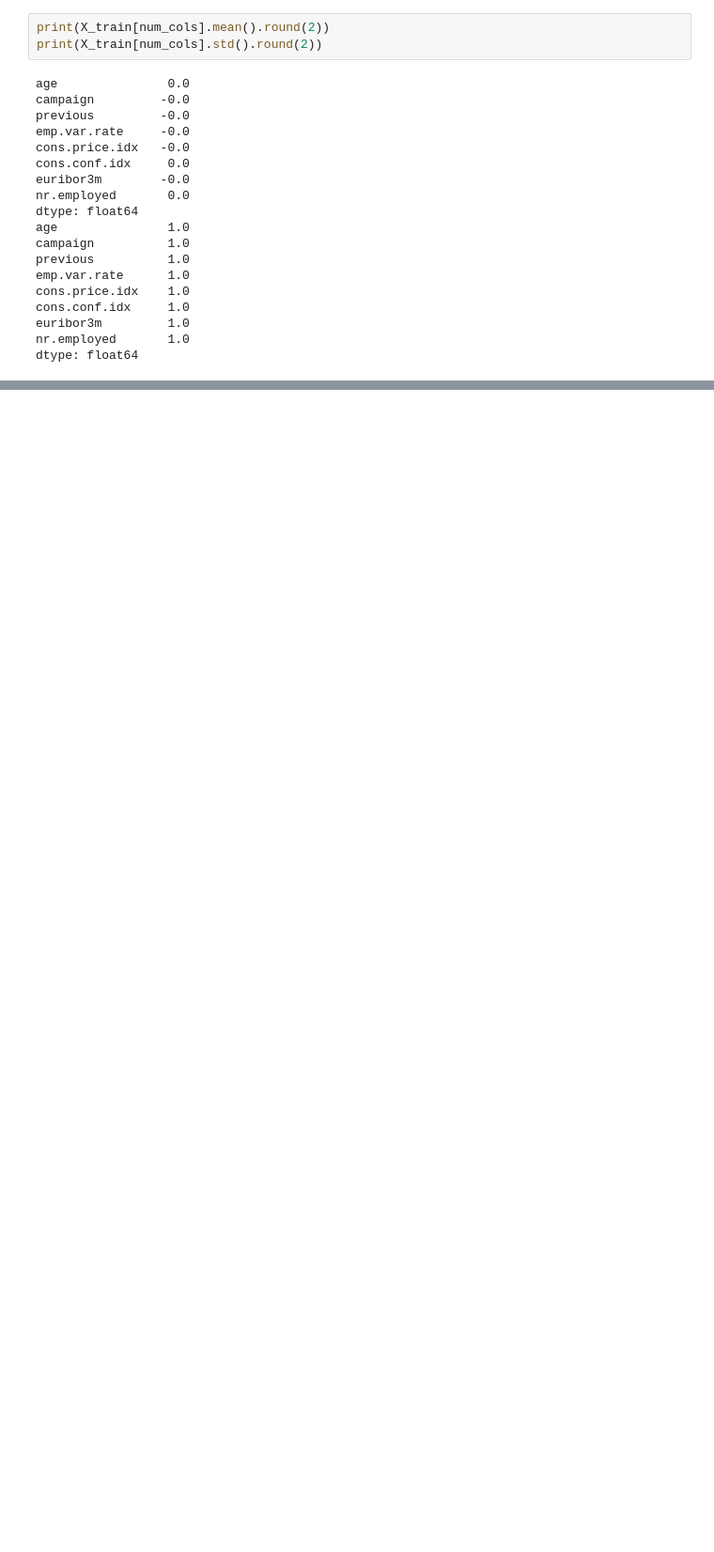
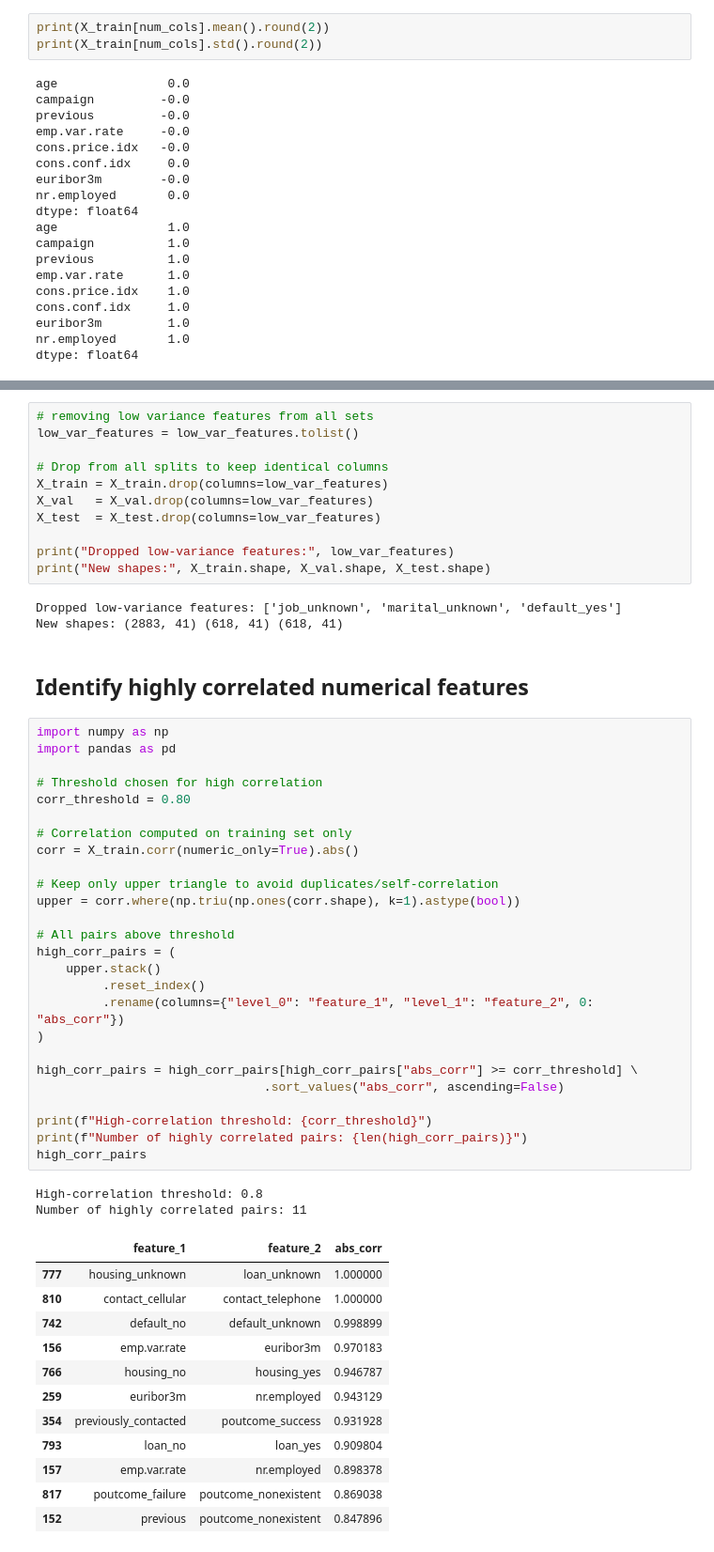
Before and after one commit to lamamoucattashieu/ML-fundamentals-2026, a Jupyter notebook: assignment1_lama_moucattash.ipynb, the cells around one changed output, grey strips where cells are left out. Shown at 94% size. Drawn from its saved outputs; the diff is of its cells as text; blank space fills up the shorter version.

```diff
--- a/assignment1_lama_moucattash.ipynb
+++ b/assignment1_lama_moucattash.ipynb
@@ -553,0 +593,57 @@ dtype: float64
+# %%
+# removing low variance features from all sets
+low_var_features = low_var_features.tolist()
+
+# Drop from all splits to keep identical columns
+X_train = X_train.drop(columns=low_var_features)
+X_val   = X_val.drop(columns=low_var_features)
+X_test  = X_test.drop(columns=low_var_features)
+
+print("Dropped low-variance features:", low_var_features)
+print("New shapes:", X_train.shape, X_val.shape, X_test.shape)
+# %% [output]
+Dropped low-variance features: ['job_unknown', 'marital_unknown', 'default_yes']
+New shapes: (2883, 41) (618, 41) (618, 41)
+# %% [markdown]
+## Identify highly correlated numerical features
+# %%
+import numpy as np
+import pandas as pd
+
+# Threshold chosen for high correlation
+corr_threshold = 0.80
+
+# Correlation computed on training set only
+corr = X_train.corr(numeric_only=True).abs()
+
+# Keep only upper triangle to avoid duplicates/self-correlation
+upper = corr.where(np.triu(np.ones(corr.shape), k=1).astype(bool))
+
+# All pairs above threshold
+high_corr_pairs = (
+    upper.stack()
+         .reset_index()
+         .rename(columns={"level_0": "feature_1", "level_1": "feature_2", 0: "abs_corr"})
+)
+
+high_corr_pairs = high_corr_pairs[high_corr_pairs["abs_corr"] >= corr_threshold] \
+                               .sort_values("abs_corr", ascending=False)
+
+print(f"High-correlation threshold: {corr_threshold}")
+print(f"Number of highly correlated pairs: {len(high_corr_pairs)}")
+high_corr_pairs
+# %% [output]
+High-correlation threshold: 0.8
+Number of highly correlated pairs: 11
+|  | feature_1 | feature_2 | abs_corr |
+| 777 | housing_unknown | loan_unknown | 1.000000 |
+| 810 | contact_cellular | contact_telephone | 1.000000 |
+| 742 | default_no | default_unknown | 0.998899 |
+| 156 | emp.var.rate | euribor3m | 0.970183 |
+| 766 | housing_no | housing_yes | 0.946787 |
+| 259 | euribor3m | nr.employed | 0.943129 |
+| 354 | previously_contacted | poutcome_success | 0.931928 |
+| 793 | loan_no | loan_yes | 0.909804 |
+| 157 | emp.var.rate | nr.employed | 0.898378 |
+| 817 | poutcome_failure | poutcome_nonexistent | 0.869038 |
+| 152 | previous | poutcome_nonexistent | 0.847896 |
```
Also changed, not shown: parts of 10 cells of this notebook.
